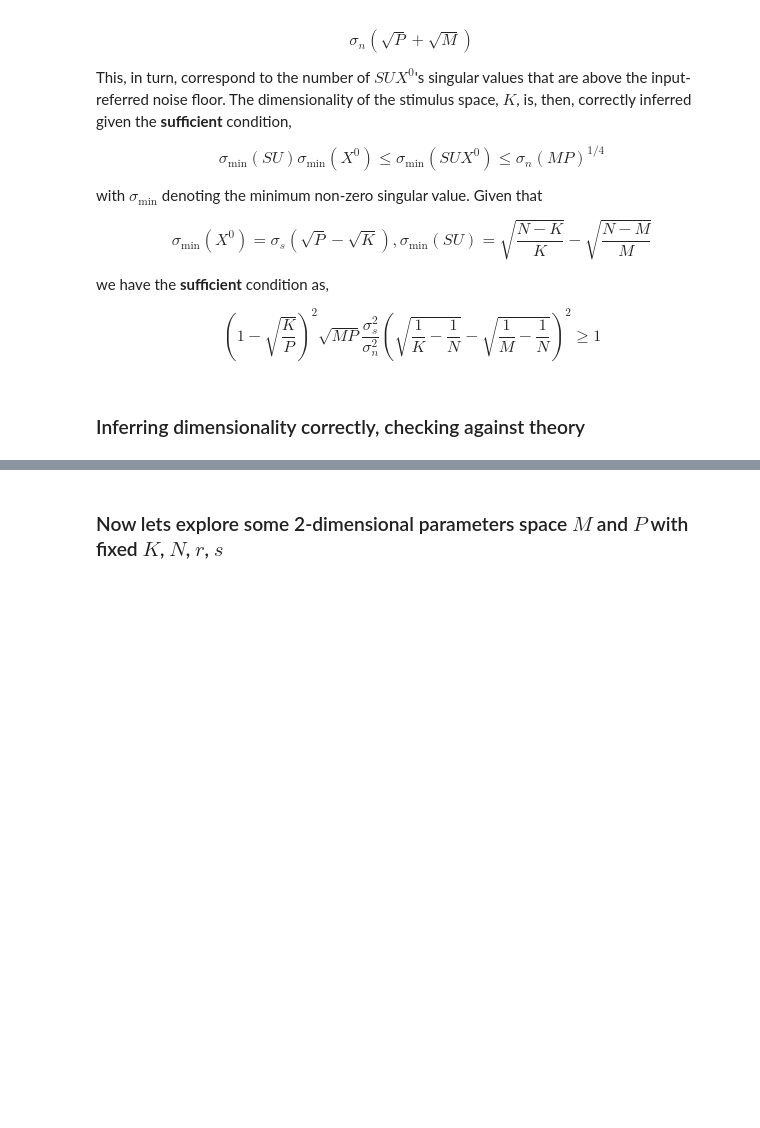
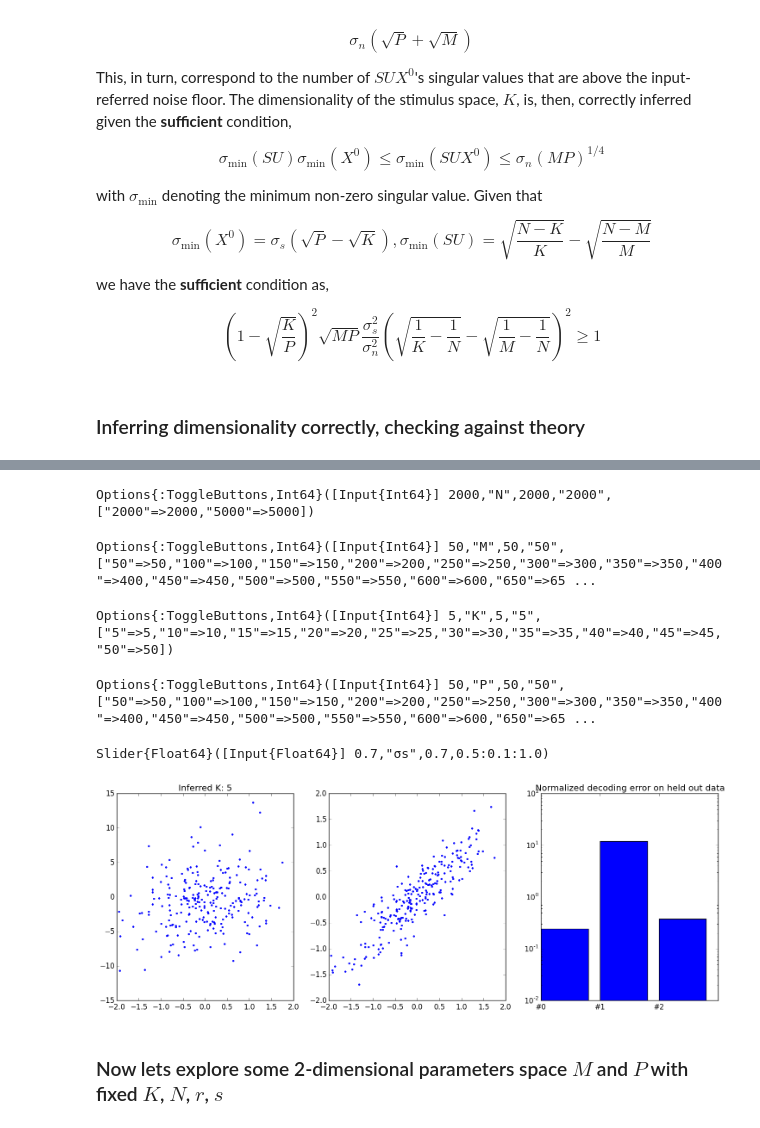
Before and after one commit to ganguli-lab/single-trial, a Jupyter notebook: notebooks/Analysis - Static Low-D Stim Decoding.ipynb, the cells around one changed output, grey strips where cells are left out. Cells and saved outputs as stored; diff of their text form; code cells hidden in the pictures; blank space fills up the shorter version.

Commit message:
added comparison of decoding methods

```diff
--- a/notebooks/Analysis - Static Low-D Stim Decoding.ipynb
+++ b/notebooks/Analysis - Static Low-D Stim Decoding.ipynb
@@ -186,3 +149,49 @@ Slider{Float64}([Input{Float64}] 0.5,"s",0.5,0.0:0.1:1.0)
+# %%
+f = figure(figsize=(18, 6))
+σn = 1
+
+@manipulate for N in [2000, 5000], M in [50:50:1000], K in [5:5:50], P in [50:50:1000], σs in 0.5:0.1:1
+    sig = LowDModel(K, N, P, σs * sqrt(N / K))
+    noise = MPModel(N, P, σn)
+    model = ObsModel(M, sig, noise)
+
+    train = randfull(model)
+
+    X0test = zeros(K, 0)
+    Rstest = zeros(M, 0)
+    while size(X0test, 2) < 2000
+        tmp = randfull(model)
+        X0test = [X0test tmp[:X0]]
+        Rstest = [Rstest tmp[:Rs]]
+    end
+
+    W_best = best_W(model)
+    W_simple = simple_W(train[:Rs], train[:X0])
+    W_subspace = subspace_W(train[:Rs], train[:X0], model)
+
+    err_best = norm(W_best * Rstest - X0test)^2 / norm(X0test)^2
+    err_simple = norm(W_simple * Rstest - X0test)^2 / norm(X0test)^2
+    err_subspace = norm(W_subspace * Rstest - X0test)^2 / norm(X0test)^2
+
+    withfig(f) do
+        subplot(131)
+        plot(vec(W_best), vec(W_simple), ".")
+        title(string("Inferred K: ", inferK(model; Rs=train[:Rs])))
+        subplot(132)
+        plot(vec(W_best), vec(W_subspace), ".")
+        subplot(133)
+        bar(1:3, [err_best, err_simple, err_subspace])
+        xticks(1:3, ["#0", "#1", "#2"]); title("Normalized decoding error on held out data")
+        ylim([1e-2, 1e2]); yscale("log")
+    end
+end
+# %% [output]
+Options{:ToggleButtons,Int64}([Input{Int64}] 2000,"N",2000,"2000",["2000"=>2000,"5000"=>5000])
+Options{:ToggleButtons,Int64}([Input{Int64}] 50,"M",50,"50",["50"=>50,"100"=>100,"150"=>150,"200"=>200,"250"=>250,"300"=>300,"350"=>350,"400"=>400,"450"=>450,"500"=>500,"550"=>550,"600"=>600,"650"=>65 ...
+Options{:ToggleButtons,Int64}([Input{Int64}] 5,"K",5,"5",["5"=>5,"10"=>10,"15"=>15,"20"=>20,"25"=>25,"30"=>30,"35"=>35,"40"=>40,"45"=>45,"50"=>50])
+Options{:ToggleButtons,Int64}([Input{Int64}] 50,"P",50,"50",["50"=>50,"100"=>100,"150"=>150,"200"=>200,"250"=>250,"300"=>300,"350"=>350,"400"=>400,"450"=>450,"500"=>500,"550"=>550,"600"=>600,"650"=>65 ...
+Slider{Float64}([Input{Float64}] 0.7,"σs",0.7,0.5:0.1:1.0)
+[figure, added]
 # %% [markdown]
 ### Now lets explore some 2-dimensional parameters space $M$ and $P$ with fixed $K$, $N$, $r$, $s$
 # %%
```
Also changed, not shown: parts of 7 cells of this notebook.
